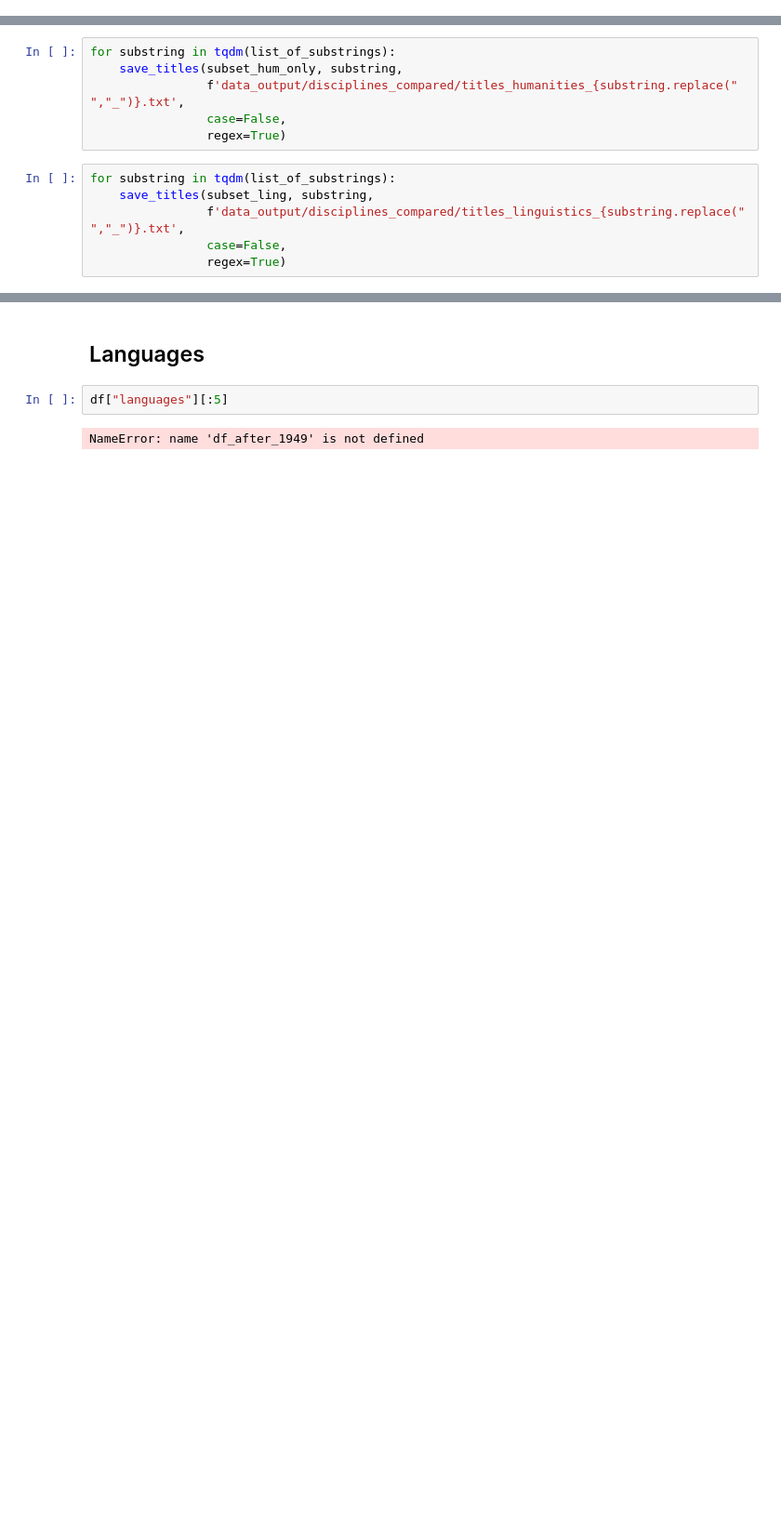
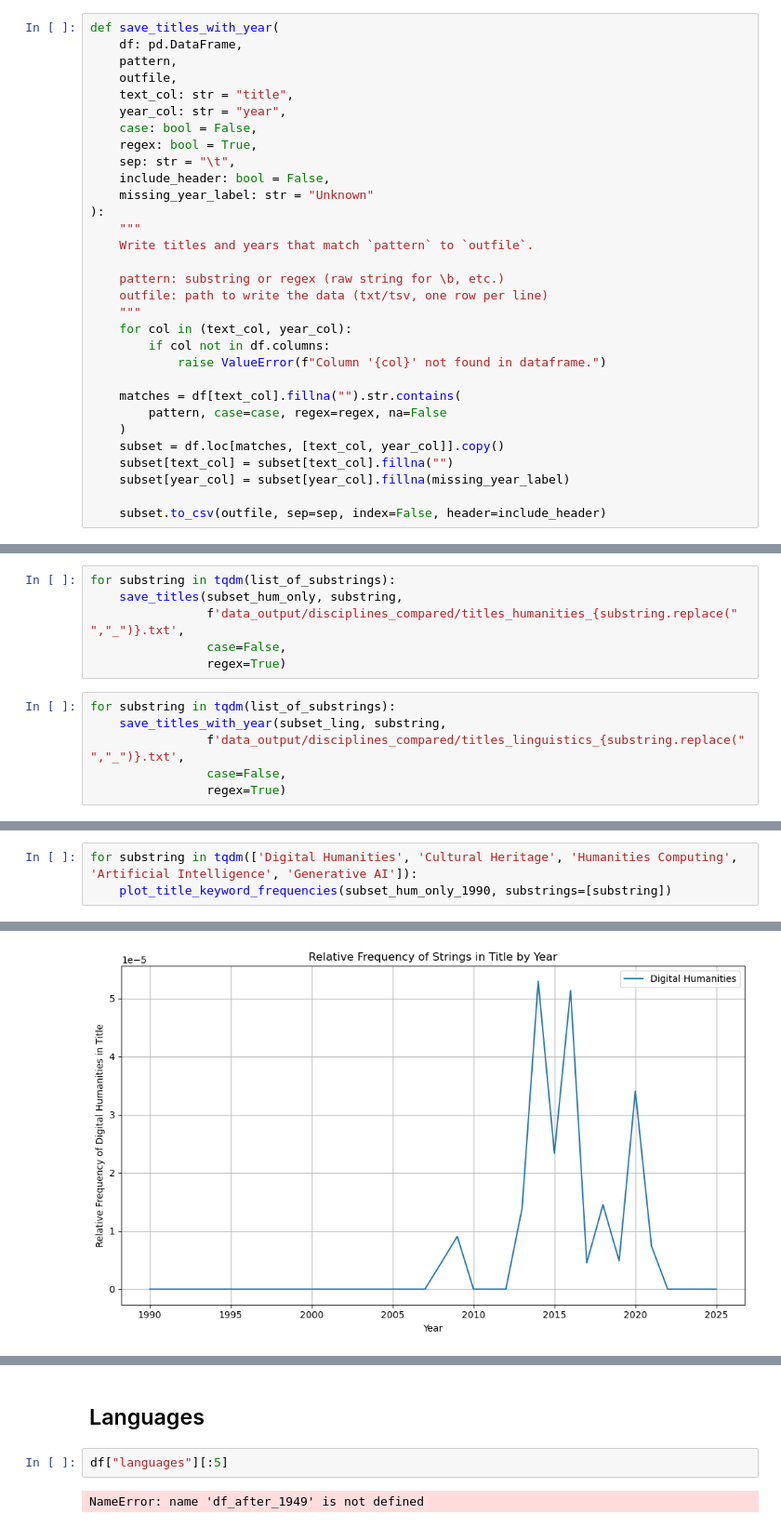
Before and after one commit to DanilSko/jstor_analysis_code, a Jupyter notebook: JSTOR database analyser.ipynb, the cells around one changed output, grey strips where cells are left out. Shown at 93% size. Cells and saved outputs as stored; diff of their text form; blank space fills up the shorter version.

```diff
--- a/JSTOR database analyser.ipynb
+++ b/JSTOR database analyser.ipynb
@@ -448,3 +452,34 @@ def save_titles(df, pattern, outfile, text_col="title", case=False, regex=True):
     """
     matches = df[text_col].fillna("").str.contains(pattern, case=case, regex=regex, na=False)
     df.loc[matches, text_col].to_csv(outfile, index=False, header=False)
+# %%
+def save_titles_with_year(
+    df: pd.DataFrame,
+    pattern,
+    outfile,
+    text_col: str = "title",
+    year_col: str = "year",
+    case: bool = False,
+    regex: bool = True,
+    sep: str = "\t",
+    include_header: bool = False,
+    missing_year_label: str = "Unknown"
+):
+    """
+    Write titles and years that match `pattern` to `outfile`.
+
+    pattern: substring or regex (raw string for \b, etc.)
+    outfile: path to write the data (txt/tsv, one row per line)
+    """
+    for col in (text_col, year_col):
+        if col not in df.columns:
+            raise ValueError(f"Column '{col}' not found in dataframe.")
+
+    matches = df[text_col].fillna("").str.contains(
+        pattern, case=case, regex=regex, na=False
+    )
+    subset = df.loc[matches, [text_col, year_col]].copy()
+    subset[text_col] = subset[text_col].fillna("")
+    subset[year_col] = subset[year_col].fillna(missing_year_label)
+
+    subset.to_csv(outfile, sep=sep, index=False, header=include_header)
@@ -460,7 +536,7 @@ for substring in tqdm(list_of_substrings):
                 regex=True)
 # %%
 for substring in tqdm(list_of_substrings):
-    save_titles(subset_ling, substring,
+    save_titles_with_year(subset_ling, substring,
                 f'data_output/disciplines_compared/titles_linguistics_{substring.replace(" ","_")}.txt',
                 case=False,
                 regex=True)
@@ -466,0 +581,4 @@ for substring in tqdm(list_of_substrings):
+# %%
+for substring in tqdm(['Digital Humanities', 'Cultural Heritage', 'Humanities Computing', 'Artificial Intelligence', 'Generative AI']):
+    plot_title_keyword_frequencies(subset_hum_only_1990, substrings=[substring])
+# %% [output]
@@ -466,0 +600 @@ for substring in tqdm(list_of_substrings):
+[figure, added]
```
Also changed, not shown: parts of 24 cells of this notebook.
